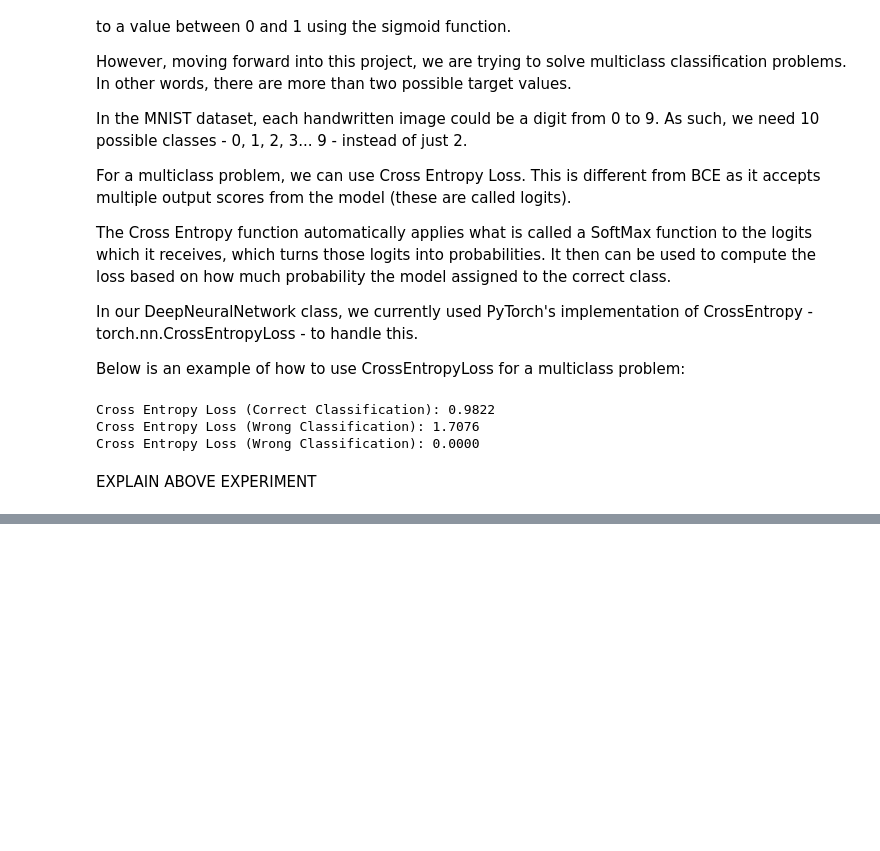
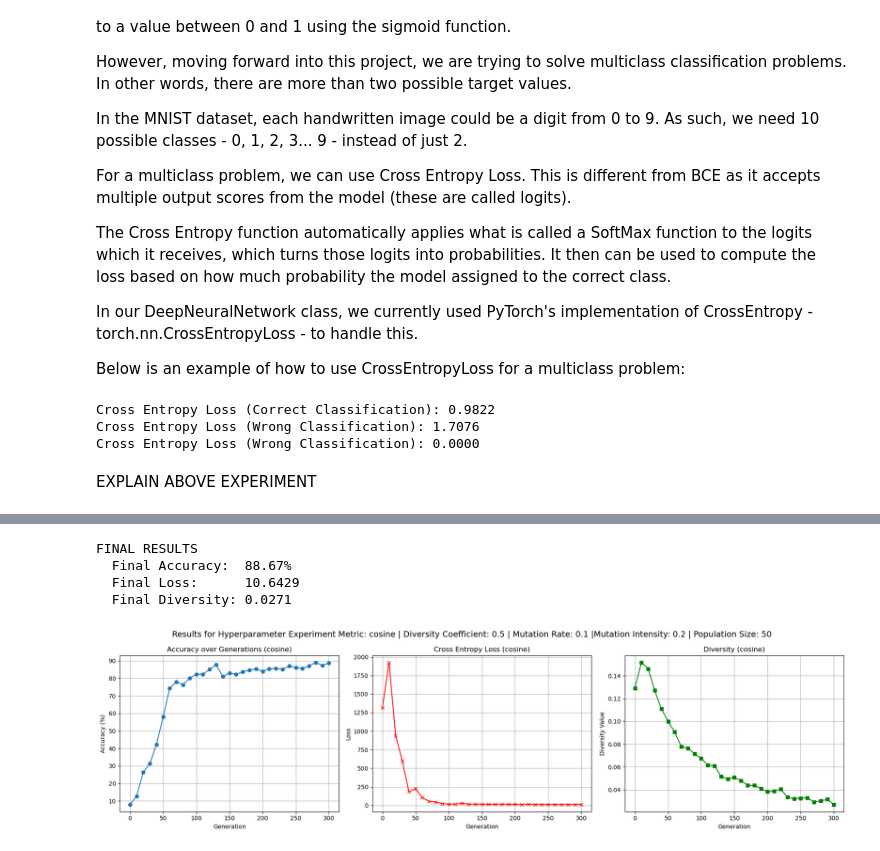
Before and after one commit to lawolff1702/EVO, a Jupyter notebook: NormalizeDiversityTerm/ExploringDiversity.ipynb, the cells around one changed output, grey strips where cells are left out. Saved outputs shown, nothing was run; the diff lists cells and outputs as text; code cells hidden in the pictures; blank space fills up the shorter version.

```diff
--- a/NormalizeDiversityTerm/ExploringDiversity.ipynb
+++ b/NormalizeDiversityTerm/ExploringDiversity.ipynb
@@ -218,0 +437,18 @@ plt.show()
+# %%
+# Cosine 3: Higher Diversity Pressure
+accuracies_c3, losses_c3, diversities_c3 = test_diversity_parameters(
+    metric="cosine",
+    coeff=0.5,
+    mutation_rate=0.1,
+    mutation_intensity=0.2,
+    population_size=50,
+    generations=300
+)
+# %%
+display_parameter_results("cosine", accuracies_c3, losses_c3, diversities_c3, 0.5, 0.1, 0.2, 50)
+# %% [output]
+FINAL RESULTS
+  Final Accuracy:  88.67%
+  Final Loss:      10.6429
+  Final Diversity: 0.0271
+[figure, added]
```
Also changed, not shown: parts of 41 cells of this notebook, 3 other files.
